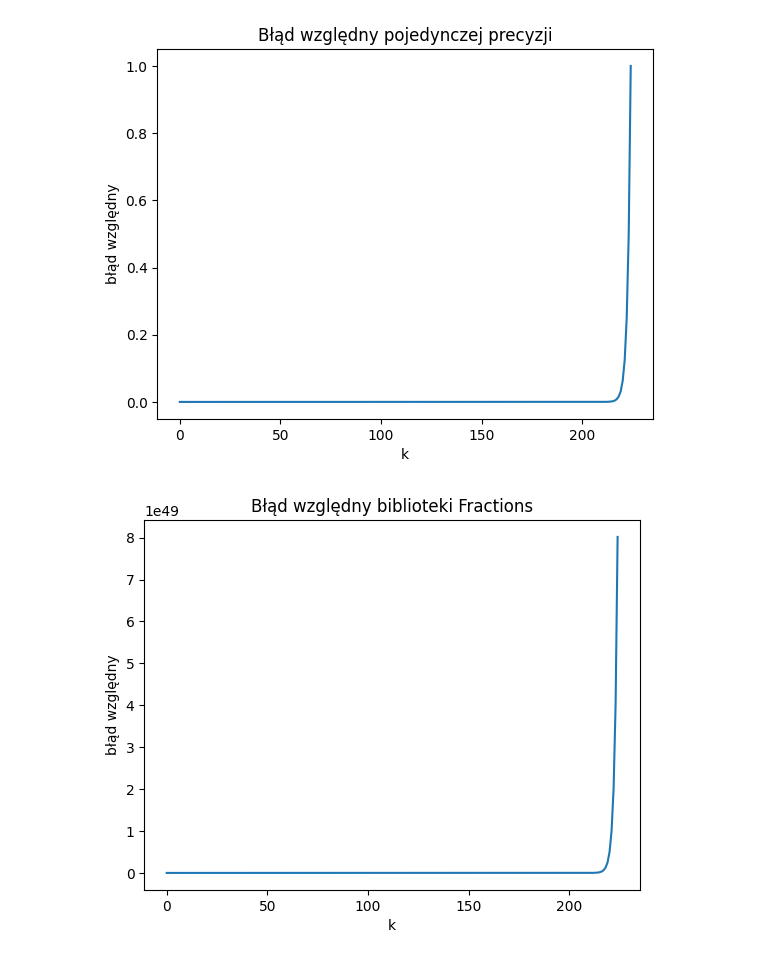
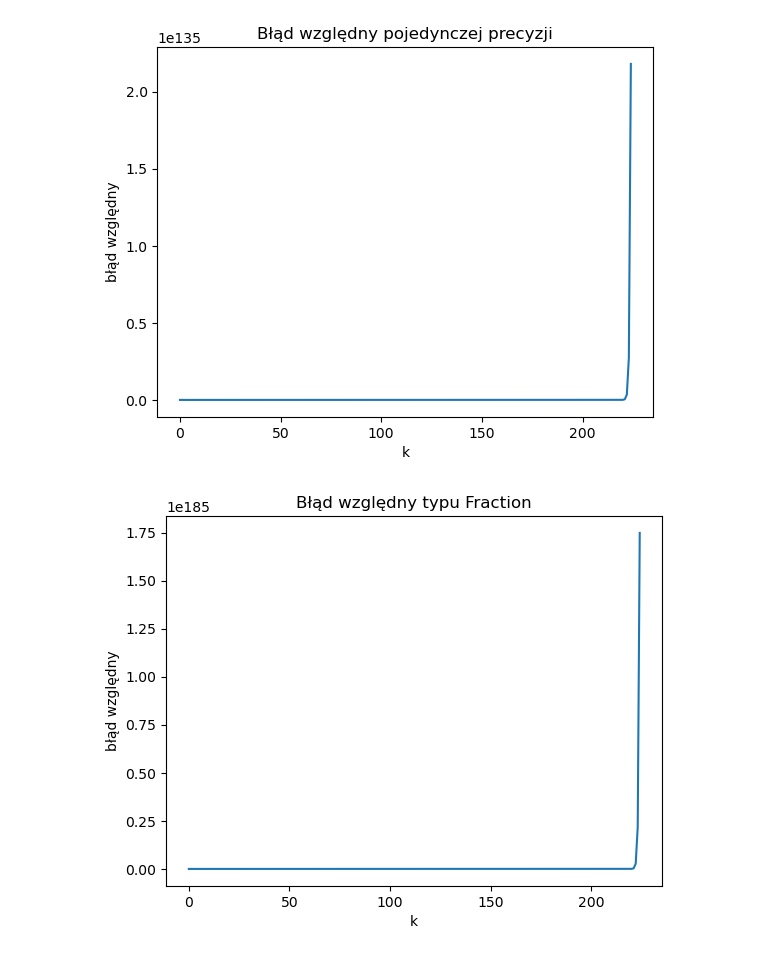
Before and after one commit to domino644/mownit, a Jupyter notebook: lab1/zad2.ipynb, the cells around one changed output. Drawn from its saved outputs; the diff is of its cells as text; code cells hidden in the pictures.

```diff
--- a/lab1/zad2.ipynb
+++ b/lab1/zad2.ipynb
@@ -21,7 +21,7 @@ ys_float_32 = x_n(225,1/3,1/12,np.float32)
 # %%
 ys_float_64 = x_n(60,1/3,1/12,np.float64)
 # %%
-ys_fraction = x_n(225,1/3,1/12,frac.Fraction)
+ys_fraction = x_n(225,frac.Fraction(1,3),frac.Fraction(1,12),frac.Fraction)
 # %%
 ys_cmp225 = np.array([cmp_fun(i) for i in range(225)])
 ys_cmp60 = np.array([cmp_fun(i) for i in range(60)])
@@ -61,22 +63,22 @@ plt.show()
 # %%
 xs = np.arange(0,225)
-ys_float_32_error = abs(ys_float_32 - ys_cmp225)
+ys_float_32_error = abs(ys_float_32 - ys_cmp225)/ys_cmp225
 plt.plot(xs,ys_float_32_error)
 plt.title("Błąd względny pojedynczej precyzji")
 plt.xlabel('k')
 plt.ylabel("błąd względny")
 plt.show()
 # %% [output]
-[figure, old version]
+[figure, new version]
 # %%
 xs = np.arange(0,225)
-ys_fraction_error = abs(ys_fraction - ys_cmp225)
+ys_fraction_error = abs(ys_fraction - ys_cmp225)/ys_cmp225
 plt.plot(xs,ys_fraction_error)
-plt.title("Błąd względny biblioteki Fractions")
+plt.title("Błąd względny typu Fraction")
 plt.xlabel('k')
 plt.ylabel("błąd względny")
 plt.show()
 # %% [output]
-[figure, old version]
+[figure, new version]
 # %%
 xs = np.arange(0,60)
```
Also changed, not shown: parts of 7 cells of this notebook.
